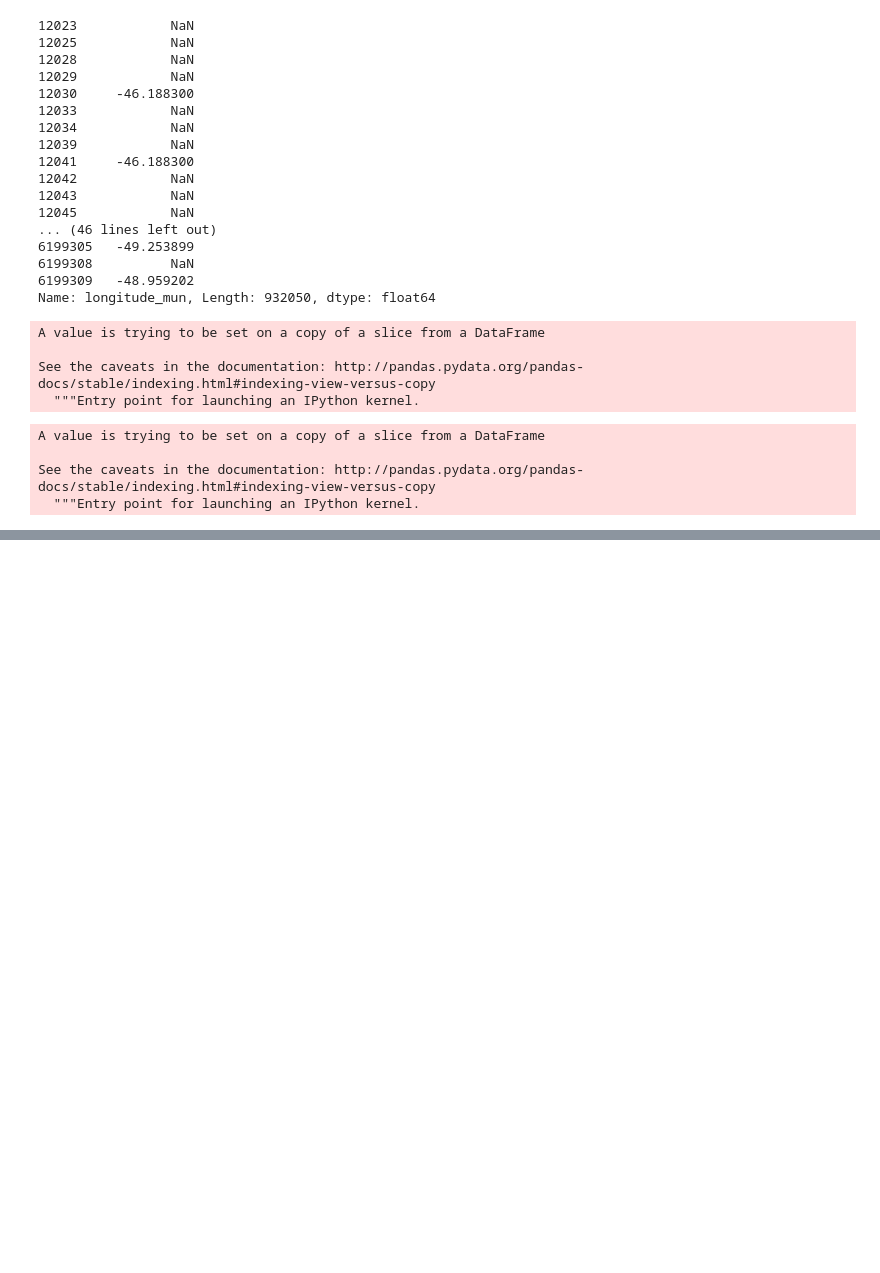
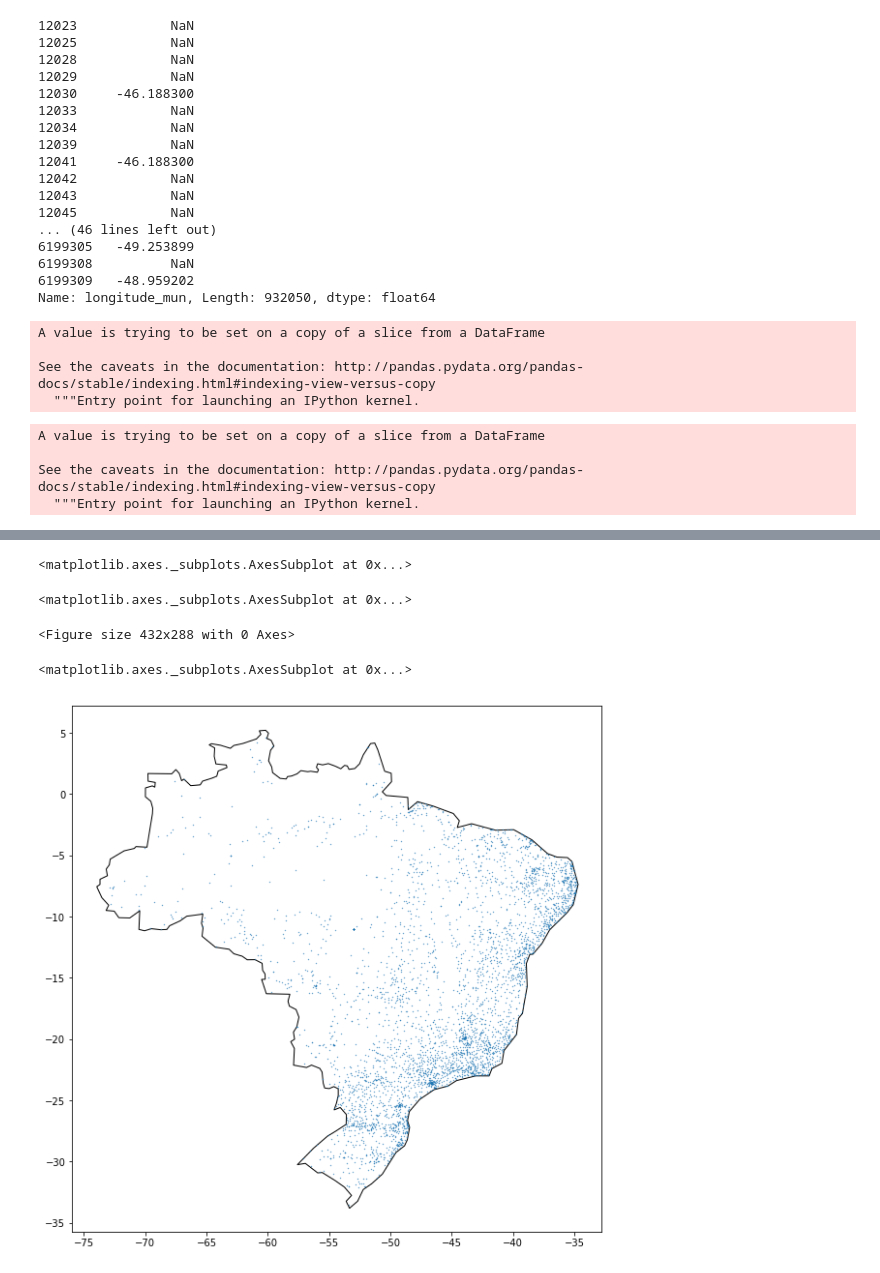
Before and after one commit to gustavobio/notebooks, a Jupyter notebook: pheno.ipynb, the cells around one changed output, grey strips where cells are left out. Saved outputs shown, nothing was run; the diff lists cells and outputs as text; code cells hidden in the pictures; blank space fills up the shorter version.

```diff
--- a/pheno.ipynb
+++ b/pheno.ipynb
@@ -359,0 +451,20 @@ test.iloc[1]
+# %%
+ax = brazil.plot(figsize = (10,10), color = "white", edgecolor = "black")
+geo_mun_rb.plot(ax = ax, markersize = 0.1, figsize = (10,10))
+# %% [output]
+<matplotlib.axes._subplots.AxesSubplot at 0x...>
+# %%
+geo_mun_rb_br = geopandas.sjoin(geo_mun_rb.dropna(), brazil, how = "left", op = "intersects")
+# %%
+geo_mun_rb_br = geo_mun_rb_br[geo_mun_rb_br.name == 'Brazil']
+# %%
+geo_mun_rb_br.plot(ax = ax, markersize = 0.1, figsize = (10,10))
+# %% [output]
+<matplotlib.axes._subplots.AxesSubplot at 0x...>
+<Figure size 432x288 with 0 Axes>
+# %%
+ax = brazil.plot(figsize = (10,10), color = "white", edgecolor = "black")
+geo_mun_rb_br.plot(ax = ax, markersize = 0.1, figsize = (10,10))
+# %% [output]
+<matplotlib.axes._subplots.AxesSubplot at 0x...>
+[figure, added]
```
Also changed, not shown: parts of 85 cells of this notebook, 1 other file.
